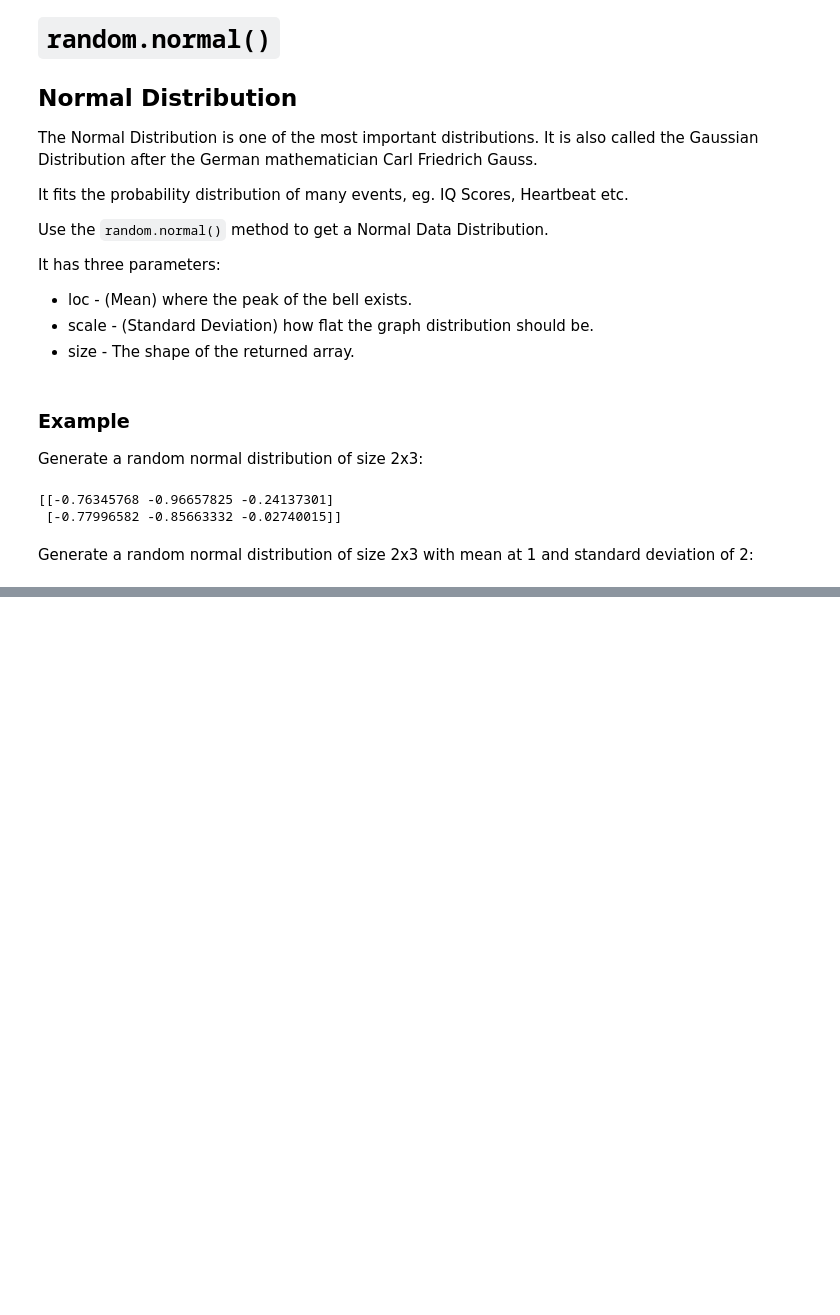
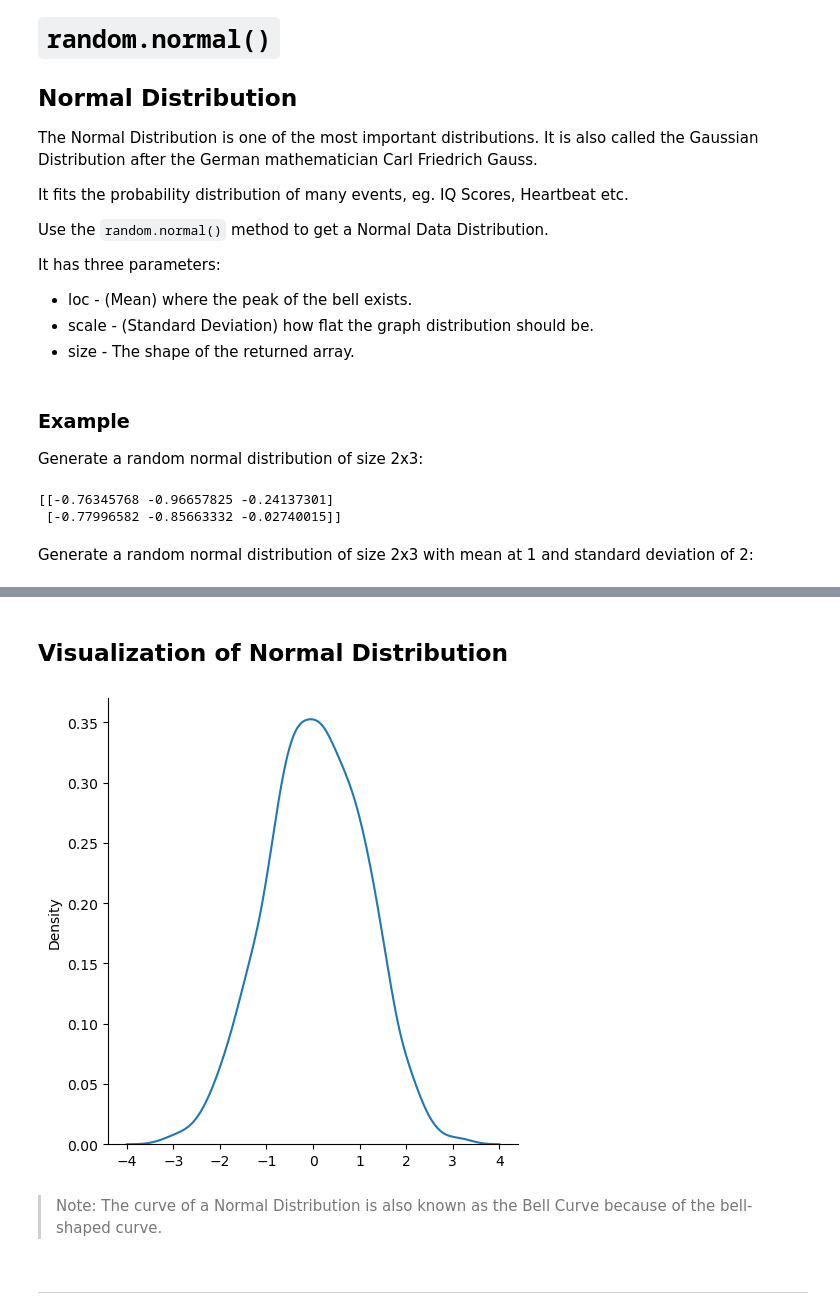
Before and after one commit to Jun0S2/25WiSE-PyML, a Jupyter notebook: Numpy/Random_Number.ipynb, the cells around one changed output, grey strips where cells are left out. Drawn from its saved outputs; the diff is of its cells as text; code cells hidden in the pictures; blank space fills up the shorter version.

Commit message:
Numpy Random Graphs

```diff
--- a/Numpy/Random_Number.ipynb
+++ b/Numpy/Random_Number.ipynb
@@ -279,0 +283,15 @@ print(x)
+# %% [markdown]
+## Visualization of Normal Distribution
+# %%
+# from numpy import random
+# import matplotlib.pyplot as plt
+# import seaborn as sns
+
+sns.displot(random.normal(size=1000), kind="kde")
+plt.show()
+# %% [output]
+[figure, added]
+# %% [markdown]
+> Note: The curve of a Normal Distribution is also known as the Bell Curve because of the bell-shaped curve.
+# %% [markdown]
+----
```
Also changed, not shown: parts of 76 cells of this notebook.
